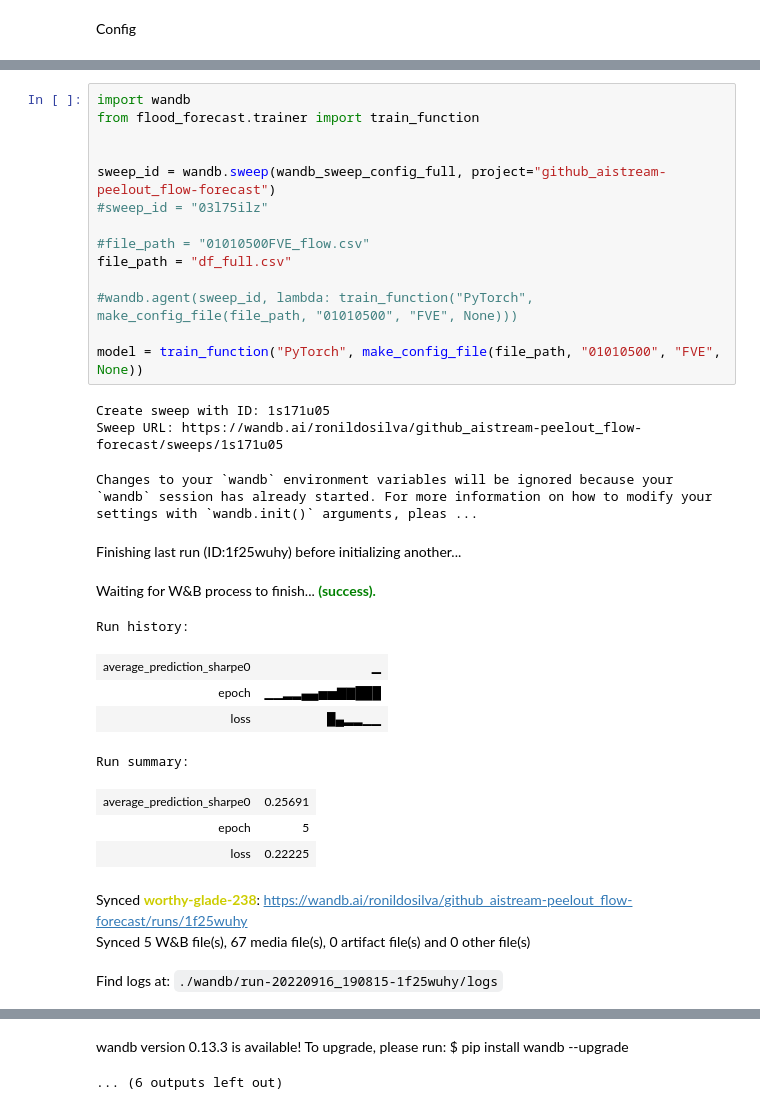
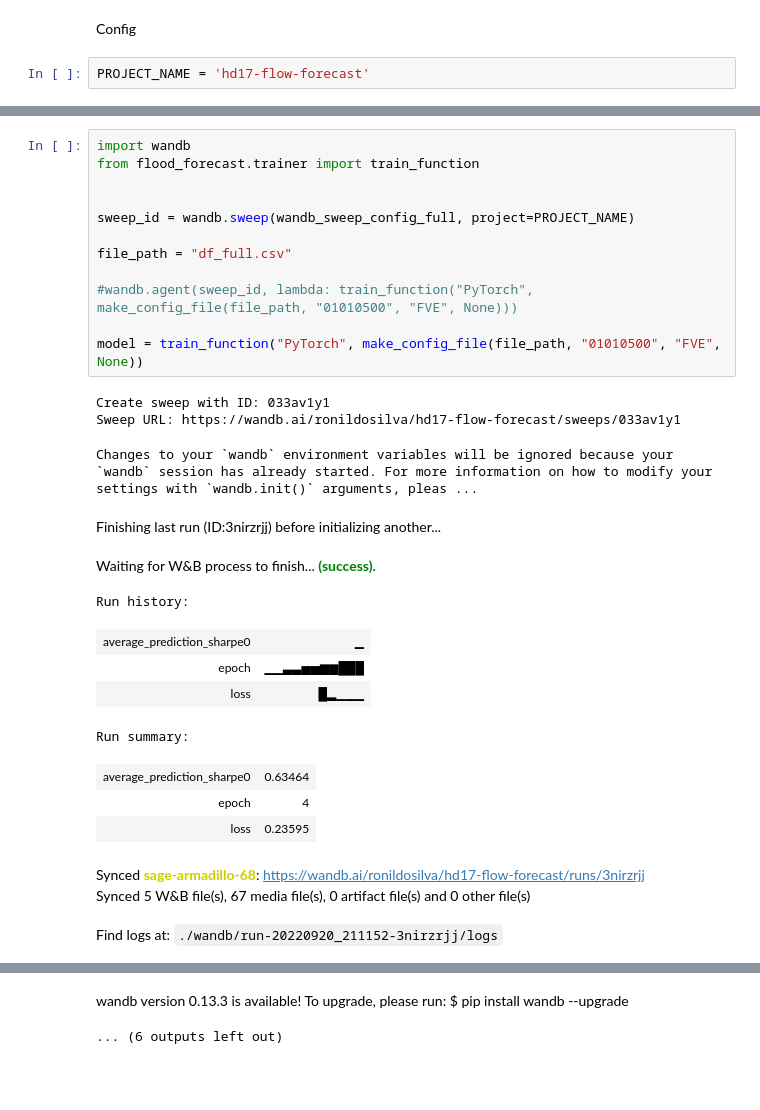
Before and after one commit to RonildoSilva/datasets, a Jupyter notebook: big_black_forecast_da_rnn.ipynb, the cells around one changed output, grey strips where cells are left out. Saved outputs shown, nothing was run; the diff lists cells and outputs as text; blank space fills up the shorter version.

```diff
--- a/big_black_forecast_da_rnn.ipynb
+++ b/big_black_forecast_da_rnn.ipynb
@@ -127,5 +157,7 @@ print(TARGET_COL)
 ['TimeConclusion']
 # %% [markdown]
 Config
+# %%
+PROJECT_NAME = 'hd17-flow-forecast'
 # %%
 def make_config_file(flow_file_path, gage_id, station_id, weight_path=None, pretrained=[]):
@@ -272,31 +302,29 @@ wandb_sweep_config_full = {
 # %%
 import wandb
 from flood_forecast.trainer import train_function
 
 
-sweep_id = wandb.sweep(wandb_sweep_config_full, project="github_aistream-peelout_flow-forecast")
-#sweep_id = "03l75ilz"
+sweep_id = wandb.sweep(wandb_sweep_config_full, project=PROJECT_NAME)
 
-#file_path = "01010500FVE_flow.csv"
 file_path = "df_full.csv"
 
 #wandb.agent(sweep_id, lambda: train_function("PyTorch", make_config_file(file_path, "01010500", "FVE", None)))
 
 model = train_function("PyTorch", make_config_file(file_path, "01010500", "FVE", None))
 # %% [output]
-Create sweep with ID: 1s171u05
-Sweep URL: https://wandb.ai/ronildosilva/github_aistream-peelout_flow-forecast/sweeps/1s171u05
+Create sweep with ID: 033av1y1
+Sweep URL: https://wandb.ai/ronildosilva/hd17-flow-forecast/sweeps/033av1y1
 Changes to your `wandb` environment variables will be ignored because your `wandb` session has already started. For more information on how to modify your settings with `wandb.init()` arguments, pleas ...
-Finishing last run (ID:1f25wuhy) before initializing another...
+Finishing last run (ID:3nirzrjj) before initializing another...
 Waiting for W&B process to finish... (success).
 Run history:
 | average_prediction_sharpe0 | ▁ |
-| epoch | ▁▁▂▂▄▄▅▅▇▇███ |
-| loss | █▄▂▂▁▁ |
+| epoch | ▁▁▃▃▅▅▆▆███ |
+| loss | █▂▁▁▁ |
 Run summary:
-| average_prediction_sharpe0 | 0.25691 |
-| epoch | 5 |
-| loss | 0.22225 |
+| average_prediction_sharpe0 | 0.63464 |
+| epoch | 4 |
+| loss | 0.23595 |
-Synced worthy-glade-238: https://wandb.ai/ronildosilva/github_aistream-peelout_flow-forecast/runs/1f25wuhy
+Synced sage-armadillo-68: https://wandb.ai/ronildosilva/hd17-flow-forecast/runs/3nirzrjj
 Synced 5 W&B file(s), 67 media file(s), 0 artifact file(s) and 0 other file(s)
-Find logs at: ./wandb/run-20220916_190815-1f25wuhy/logs
+Find logs at: ./wandb/run-20220920_211152-3nirzrjj/logs
```
Also changed, not shown: parts of 16 cells of this notebook.
